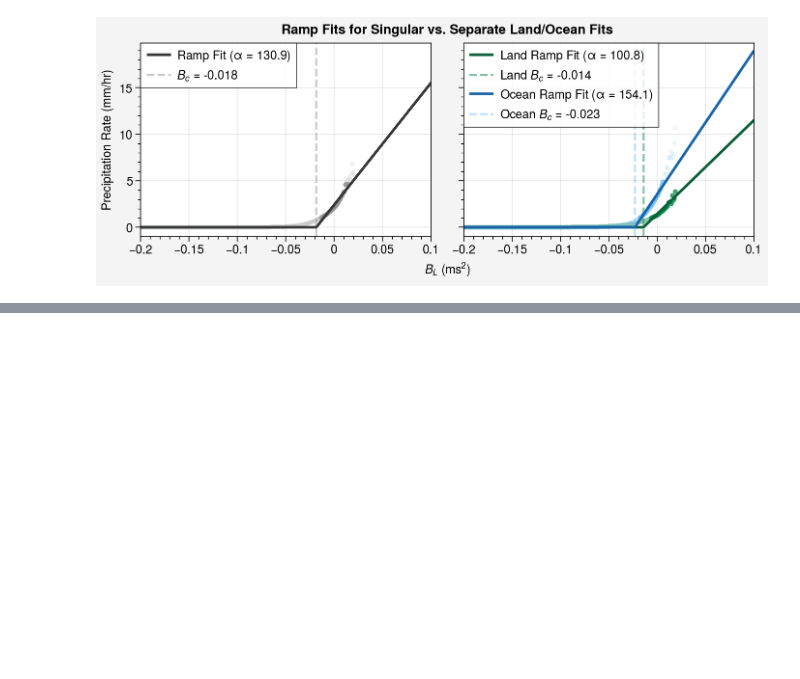
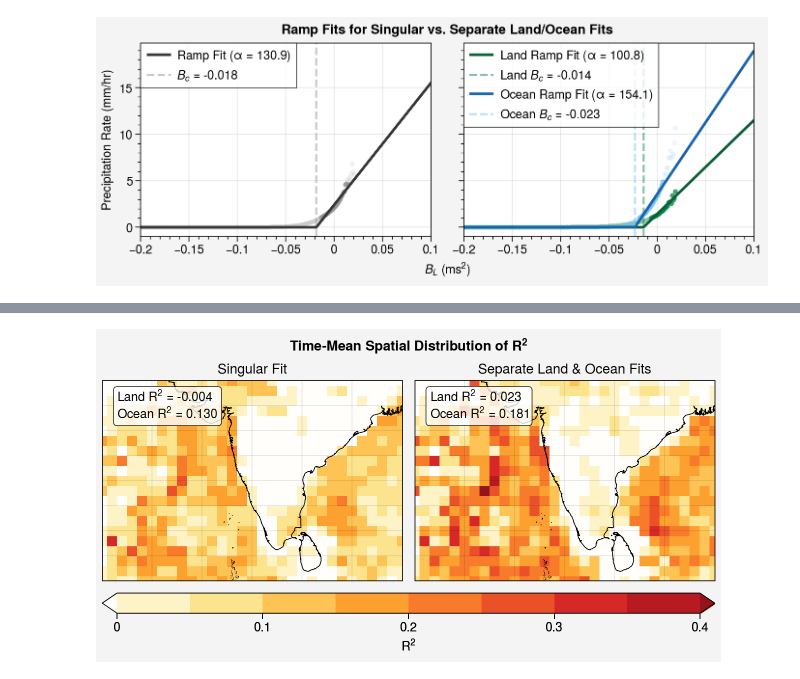
Before and after one commit to savannahferretti/monsoon-sr, a Jupyter notebook: notebooks/pod.ipynb, the cells around one changed output, grey strips where cells are left out. Saved outputs shown, nothing was run; the diff lists cells and outputs as text; code cells hidden in the pictures; blank space fills up the shorter version.

```diff
--- a/notebooks/pod.ipynb
+++ b/notebooks/pod.ipynb
@@ -196,0 +182,4 @@ pplt.show()
+# %%
+plot_r2_maps(results,nrows=1,ncols=2,landfrac=landfrac)
+# %% [output]
+[figure, added]
```
Also changed, not shown: parts of 11 cells of this notebook, 30 other files.
